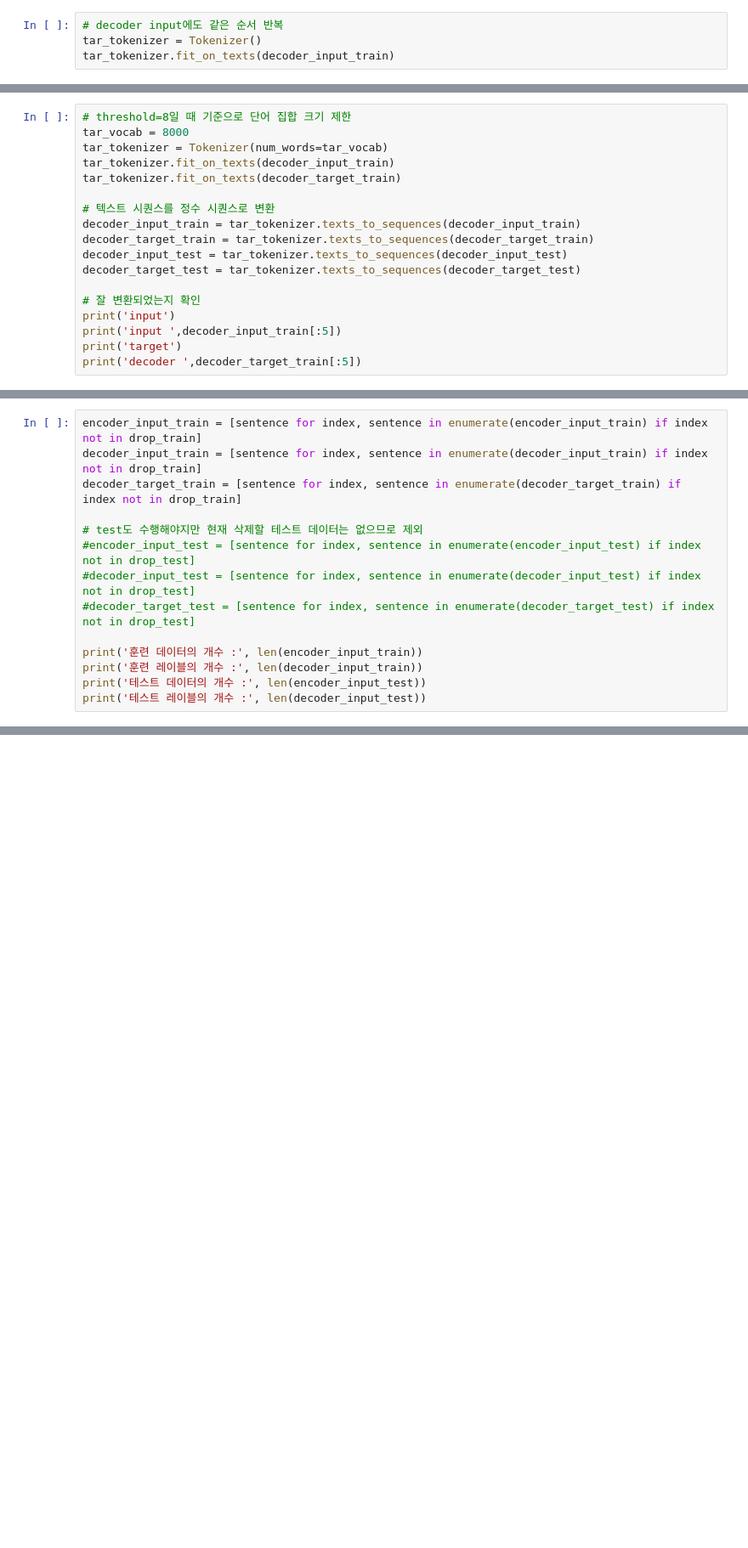
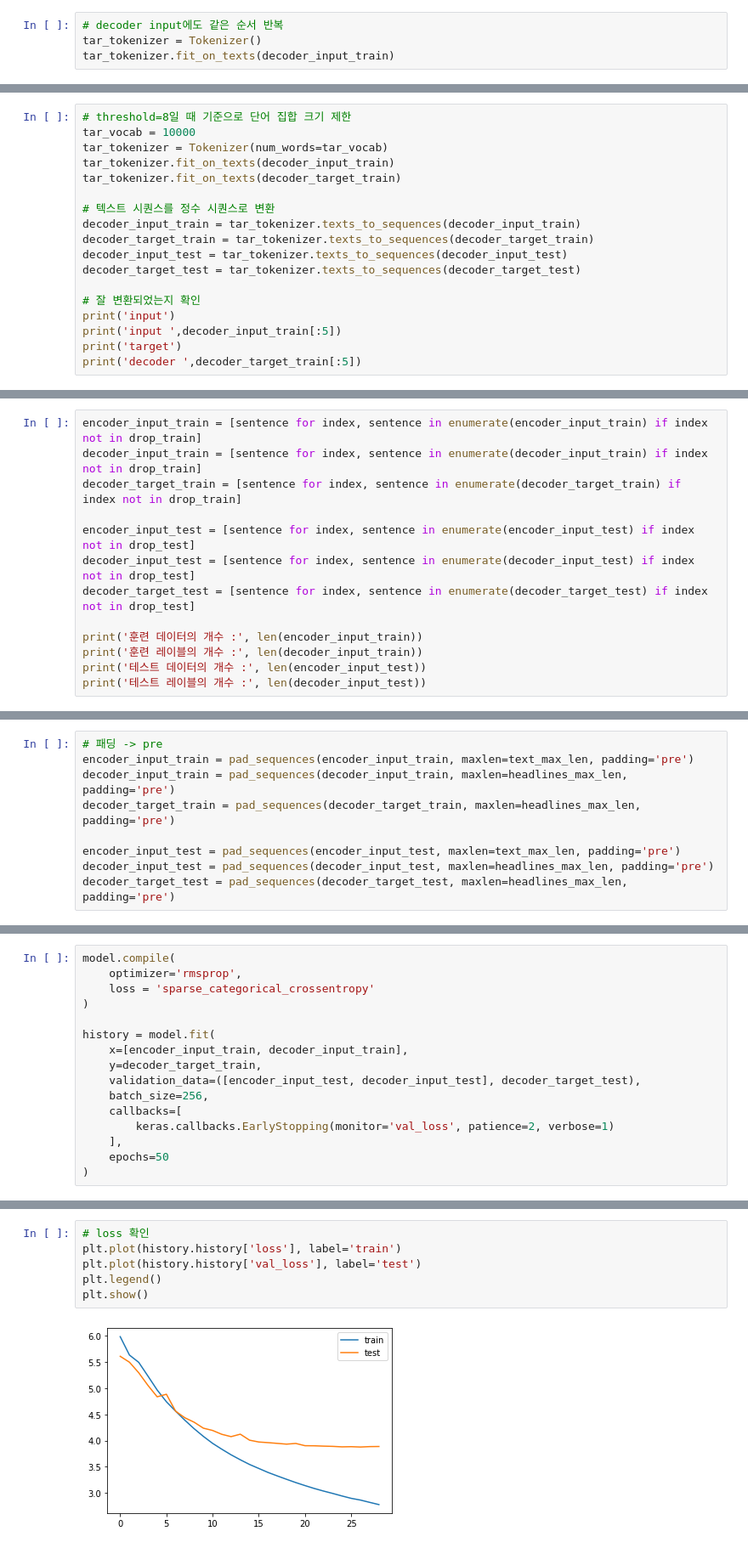
Before and after one commit to DevHDL/AIFFEL, a Jupyter notebook: Project/Exploration-06/Exploration06.ipynb, the cells around one changed output, grey strips where cells are left out. Shown: that part at 85% size. Saved outputs shown, nothing was run; the diff lists cells and outputs as text; blank space fills up the shorter version.

```diff
--- a/Project/Exploration-06/Exploration06.ipynb
+++ b/Project/Exploration-06/Exploration06.ipynb
@@ -481,6 +483,6 @@ check_vocab_freq(8, tar_tokenizer)
 # %%
 # threshold=8일 때 기준으로 단어 집합 크기 제한
-tar_vocab = 8000
+tar_vocab = 10000
 tar_tokenizer = Tokenizer(num_words=tar_vocab)
 tar_tokenizer.fit_on_texts(decoder_input_train)
 tar_tokenizer.fit_on_texts(decoder_target_train)
@@ -520,10 +520,9 @@ encoder_input_train = [sentence for index, sentence in enumerate(encoder_input_t
 decoder_input_train = [sentence for index, sentence in enumerate(decoder_input_train) if index not in drop_train]
 decoder_target_train = [sentence for index, sentence in enumerate(decoder_target_train) if index not in drop_train]
 
-# test도 수행해야지만 현재 삭제할 테스트 데이터는 없으므로 제외
-#encoder_input_test = [sentence for index, sentence in enumerate(encoder_input_test) if index not in drop_test]
-#decoder_input_test = [sentence for index, sentence in enumerate(decoder_input_test) if index not in drop_test]
-#decoder_target_test = [sentence for index, sentence in enumerate(decoder_target_test) if index not in drop_test]
+encoder_input_test = [sentence for index, sentence in enumerate(encoder_input_test) if index not in drop_test]
+decoder_input_test = [sentence for index, sentence in enumerate(decoder_input_test) if index not in drop_test]
+decoder_target_test = [sentence for index, sentence in enumerate(decoder_target_test) if index not in drop_test]
 
 print('훈련 데이터의 개수 :', len(encoder_input_train))
 print('훈련 레이블의 개수 :', len(decoder_input_train))
@@ -535,2 +534,11 @@ print('테스트 레이블의 개수 :', len(decoder_input_test))
 테스트 데이터의 개수 : 17168
 테스트 레이블의 개수 : 17168
+# %%
+# 패딩 -> pre
+encoder_input_train = pad_sequences(encoder_input_train, maxlen=text_max_len, padding='pre')
+decoder_input_train = pad_sequences(decoder_input_train, maxlen=headlines_max_len, padding='pre')
+decoder_target_train = pad_sequences(decoder_target_train, maxlen=headlines_max_len, padding='pre')
+
+encoder_input_test = pad_sequences(encoder_input_test, maxlen=text_max_len, padding='pre')
+decoder_input_test = pad_sequences(decoder_input_test, maxlen=headlines_max_len, padding='pre')
+decoder_target_test = pad_sequences(decoder_target_test, maxlen=headlines_max_len, padding='pre')
@@ -536,0 +634,16 @@ print('테스트 레이블의 개수 :', len(decoder_input_test))
+# %%
+model.compile(
+    optimizer='rmsprop',
+    loss = 'sparse_categorical_crossentropy'
+)
+
+history = model.fit(
+    x=[encoder_input_train, decoder_input_train],
+    y=decoder_target_train,
+    validation_data=([encoder_input_test, decoder_input_test], decoder_target_test),
+    batch_size=256,
+    callbacks=[
+        keras.callbacks.EarlyStopping(monitor='val_loss', patience=2, verbose=1)
+    ],
+    epochs=50
+)
@@ -536,0 +668,8 @@ print('테스트 레이블의 개수 :', len(decoder_input_test))
+# %%
+# loss 확인
+plt.plot(history.history['loss'], label='train')
+plt.plot(history.history['val_loss'], label='test')
+plt.legend()
+plt.show()
+# %% [output]
+[figure, added]
```
Also changed, not shown: parts of 40 cells of this notebook, 1 other file.
